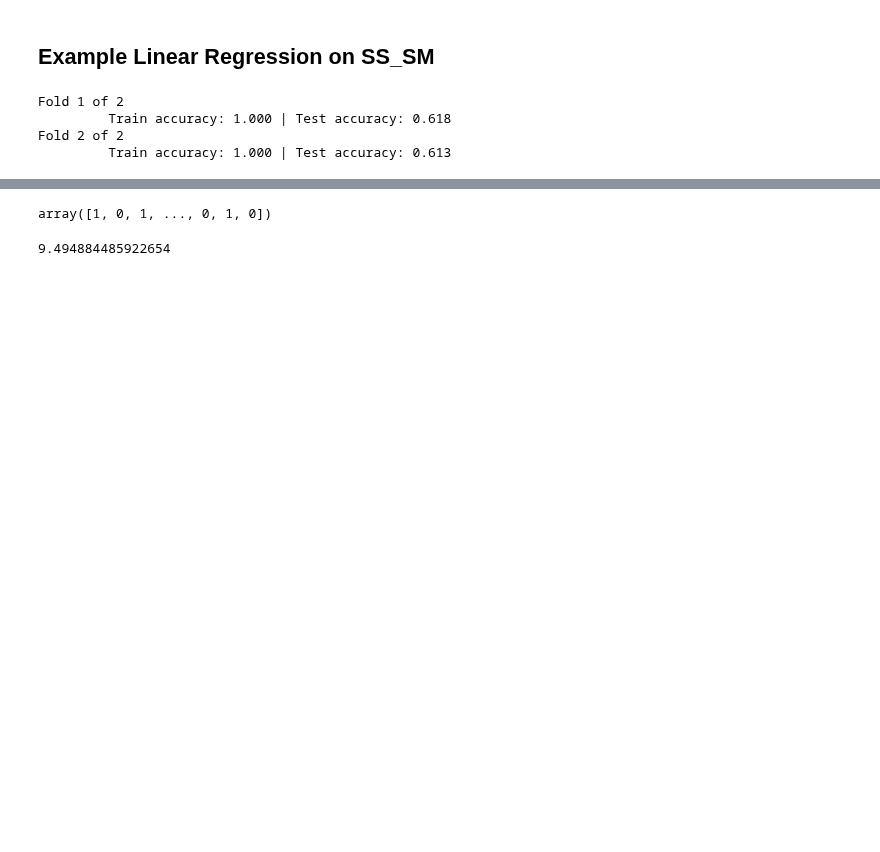
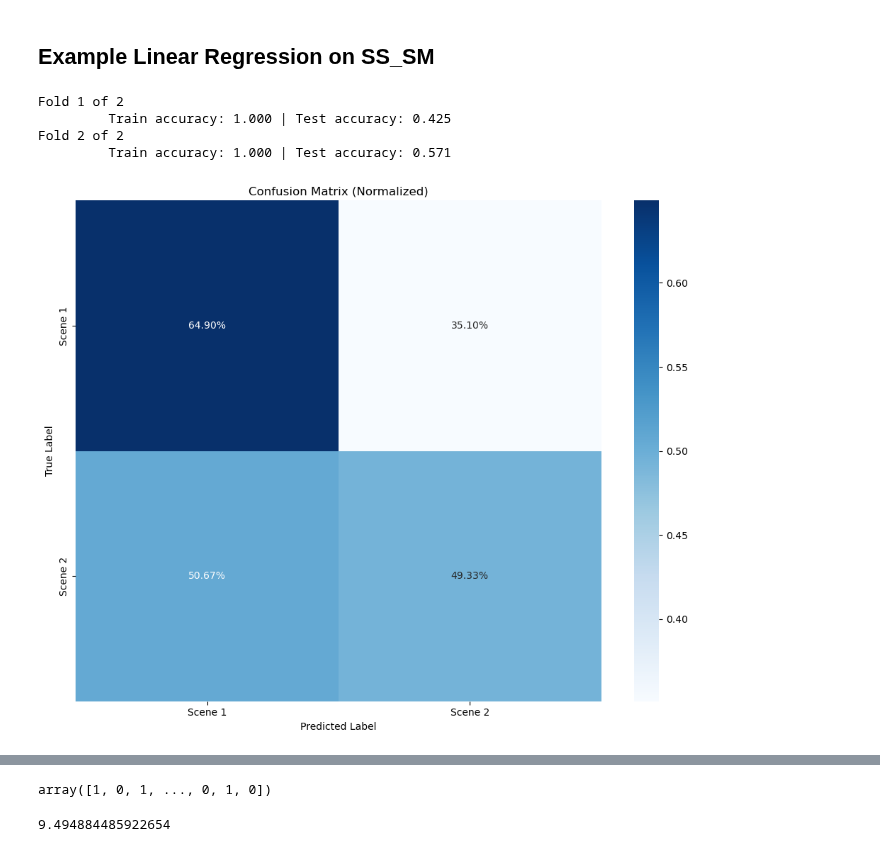
Before and after one commit to insight-neuro/neuroprobe, a Jupyter notebook: examples/quickstart.ipynb, the cells around one changed output, grey strips where cells are left out. Saved outputs shown, nothing was run; the diff lists cells and outputs as text; code cells hidden in the pictures; blank space fills up the shorter version.

```diff
--- a/examples/quickstart.ipynb
+++ b/examples/quickstart.ipynb
@@ -95,7 +85,12 @@ from neuroprobe import BrainTreebankSubjectTrialBenchmarkDataset
 # Options for eval_name (from the Neuroprobe paper): neuroprobe_config.EVAL_NAMES
 #   frame_brightness, global_flow, local_flow, face_num, volume, pitch, delta_volume,
 #   speech, onset, scene_onset, gpt2_surprisal, word_length, word_gap, word_index, word_head_pos, word_part_speech, speaker
-eval_name = "scene_onset"  # Try "scene_onset" to detect scene changes in the movie
+eval_name = "frame_brightness"  # Try "scene_onset" to detect scene changes in the movie
+eval_name = "delta_delta_frame_brightness_abs"
+eval_name = "speaker"
+eval_name = "speaker_gender"
+eval_name = "scene"
+# eval_name = "scene_onset"
 
 # if True, the dataset will output the indices of the samples in the neural data in a tuple: (index_from, index_to);
 # if False, the dataset will output the neural data directly
@@ -112,8 +107,17 @@ dataset = BrainTreebankSubjectTrialBenchmarkDataset(subject, trial_id, dtype=tor
 data_electrode_labels = dataset.electrode_labels # NOTE: this is different from the subject.electrode_labels! Neuroprobe uses a special subset of electrodes in this exact order.
 data_electrode_coordinates = dataset.electrode_coordinates
 
+# print("Items in the dataset:", len(dataset), "\n")
+# print(f"The first item: (shape = {dataset[0][0].shape})", dataset[0][0], f"label = {dataset[0][1]}", sep="\n")
+first_item = dataset[0]
+if isinstance(first_item, dict):
+    data = first_item["data"]
+    label = first_item["label"]
+else:
+    data, label = first_item
+
 print("Items in the dataset:", len(dataset), "\n")
-print(f"The first item: (shape = {dataset[0][0].shape})", dataset[0][0], f"label = {dataset[0][1]}", sep="\n")
+print(f"The first item: (shape = {data.shape})", data, f"label = {label}", sep="\n")
 print("")
 print(f"Electrode labels in the data above in the following order ({len(data_electrode_labels)} electrodes):", data_electrode_labels)
 print(f"Electrode coordinates in the data above in the following order ({len(data_electrode_coordinates)} electrodes):", data_electrode_coordinates)
@@ -185,6 +207,9 @@ for fold_idx, fold in enumerate(folds):
     print(f"Fold {fold_idx+1} of {len(folds)}")
     train_dataset = fold["train_dataset"]
     test_dataset = fold["test_dataset"]
+
+    train_dataset.dataset.output_dict = False
+    test_dataset.dataset.output_dict = False
 
     # Convert PyTorch dataset to numpy arrays for scikit-learn
     X_train = np.array([item[0].flatten() for item in train_dataset])
@@ -207,6 +232,29 @@ for fold_idx, fold in enumerate(folds):
     print(f"\t Train accuracy: {train_score:.3f} | Test accuracy: {test_score:.3f}")
 # %% [output]
 Fold 1 of 2
-         Train accuracy: 1.000 | Test accuracy: 0.618
+         Train accuracy: 1.000 | Test accuracy: 0.425
 Fold 2 of 2
-         Train accuracy: 1.000 | Test accuracy: 0.613
+         Train accuracy: 1.000 | Test accuracy: 0.571
+# %%
+from sklearn.metrics import confusion_matrix
+import matplotlib.pyplot as plt
+import seaborn as sns
+import numpy as np
+class_names = ["Female", "Male"]
+class_names = ["Scene 1", "Scene 2"]
+y_pred = clf.predict(X_test)
+cm = confusion_matrix(y_test, y_pred)
+
+# Normalize to percentages
+cm_normalized = cm.astype('float') / cm.sum(axis=1)[:, np.newaxis]
+
+plt.figure(figsize=(10, 8))
+sns.heatmap(cm_normalized, annot=True, fmt='.2%', cmap='Blues',
+            xticklabels=class_names, yticklabels=class_names)
+plt.ylabel('True Label')
+plt.xlabel('Predicted Label')
+plt.title('Confusion Matrix (Normalized)')
+plt.tight_layout()
+plt.show()
+# %% [output]
+[figure, added]
```
Also changed, not shown: parts of 38 cells of this notebook, 19 other files.
